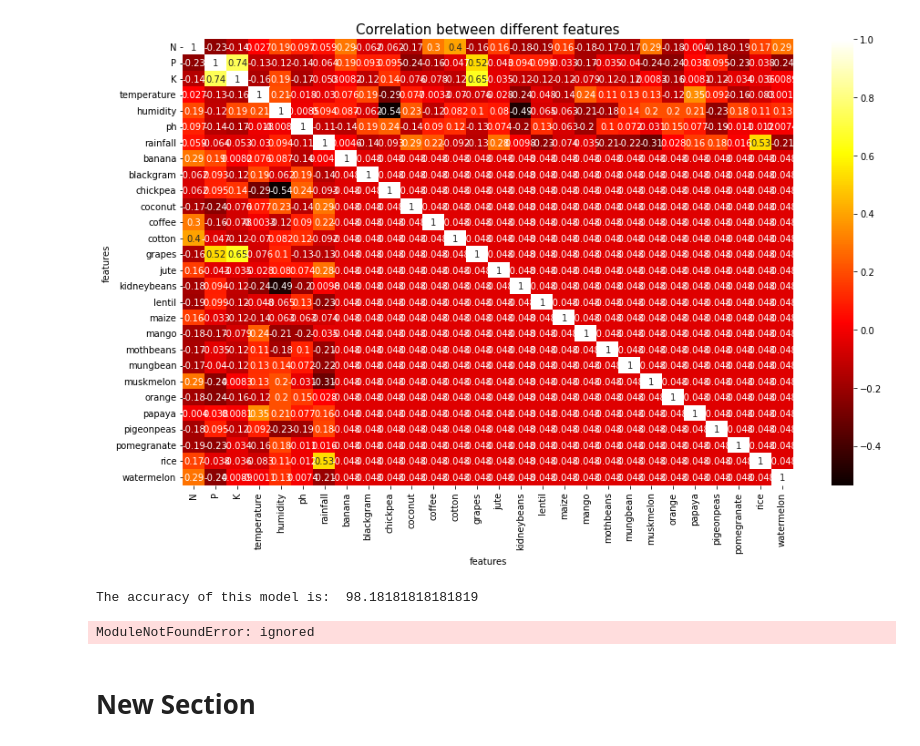
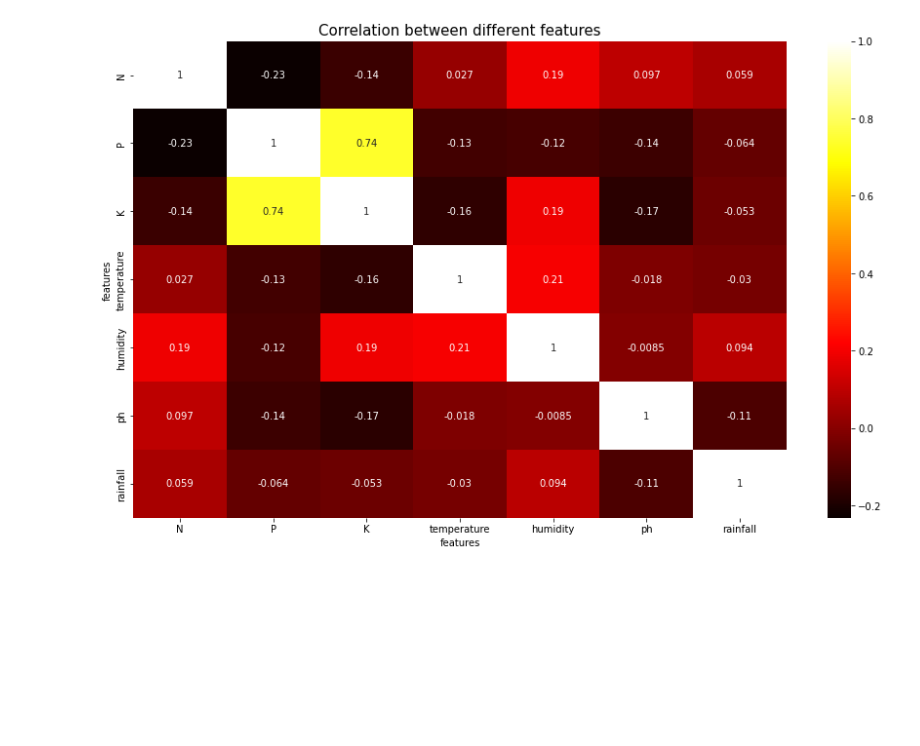
Before and after one commit to babyhuman/TRINIT-ASKA-ML-1, a Jupyter notebook: CR.ipynb, the cells around one changed output. Saved outputs shown, nothing was run; the diff lists cells and outputs as text; code cells hidden in the pictures; blank space fills up the shorter version.

```diff
--- a/CR.ipynb
+++ b/CR.ipynb
@@ -0,0 +10,3 @@
+# %%
+df=pd.read_csv('Crop_recommendation.csv')
+df
@@ -0,0 +110,10 @@
+# %%
+fig, ax = plt.subplots(1, 1, figsize=(15, 9))
+sns.heatmap(df.corr(), annot=True,cmap='hot')
+ax.set(xlabel='features')
+ax.set(ylabel='features')
+
+plt.title('Correlation between different features', fontsize = 15, c='black')
+plt.show()
+# %% [output]
+[figure, added]
@@ -1,21 +122,9 @@
 # %%
-import pandas as pd
-import numpy as np
-import matplotlib.pyplot as plt
-import seaborn as sns
-from sklearn.model_selection import train_test_split
 
-#Reading the csv file
-crop=pd.read_csv('Crop_recommendation.csv')
-crop.head()
-
-#create dummies for label
 label= pd.get_dummies(crop.label).iloc[: , 1:]
 crop= pd.concat([crop,label],axis=1)
 crop.drop('label', axis=1,inplace=True)
 
-
-#input data (x,regressor)
 x=crop.iloc[:,1:8].values
 y=crop.iloc[:,8:].values
 
@@ -26,31 +135,12 @@ sc = StandardScaler()
 x_train = sc.fit_transform(x_train)
 x_test = sc.transform(x_test)
 
-#correlation matrix
-fig, ax = plt.subplots(1, 1, figsize=(15, 9))
-sns.heatmap(crop.corr(), annot=True,cmap='hot')
-ax.set(xlabel='features')
-ax.set(ylabel='features')
 
-plt.title('Correlation between different features', fontsize = 15, c='black')
-plt.show()
-
-#importing decision tree
 from sklearn.tree import DecisionTreeRegressor
 clf=DecisionTreeRegressor()
 clf.fit(x_train,y_train)
 p=clf.predict(x_test)
 
-# Finding the accuracy of the model
 from sklearn.metrics import accuracy_score
 acc=accuracy_score(y_test,p)
-print("The accuracy of this model is: ", acc*100)
-
-
-from django.contrib import admin
+print("The accuracy of this model is: ", acc*100)
-# %% [output]
-[figure, removed]
-The accuracy of this model is:  98.18181818181819
-ModuleNotFoundError: ignored
-# %% [markdown]
-# New Section
```
Also changed, not shown: parts of 15 cells of this notebook.
